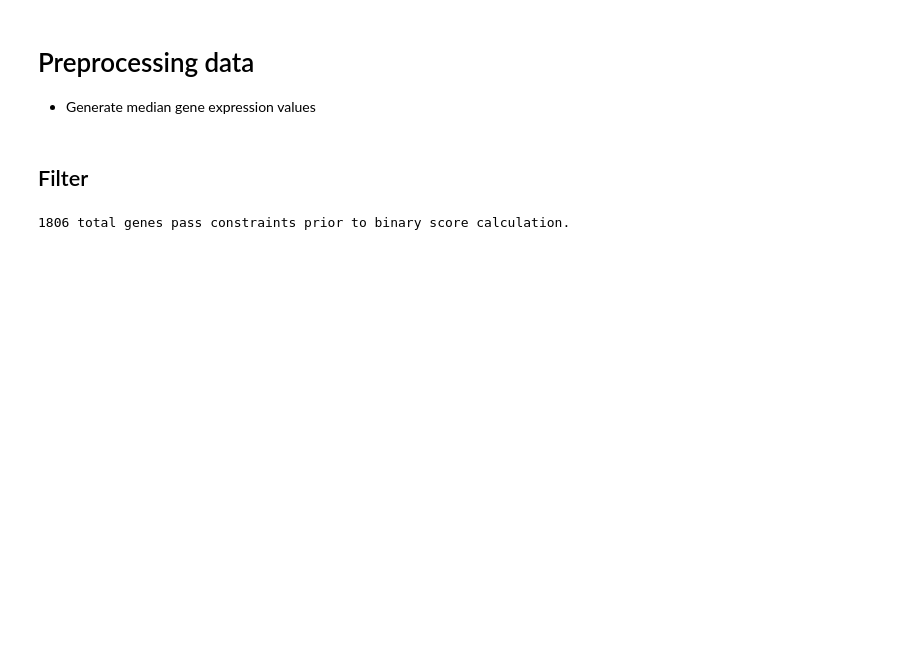
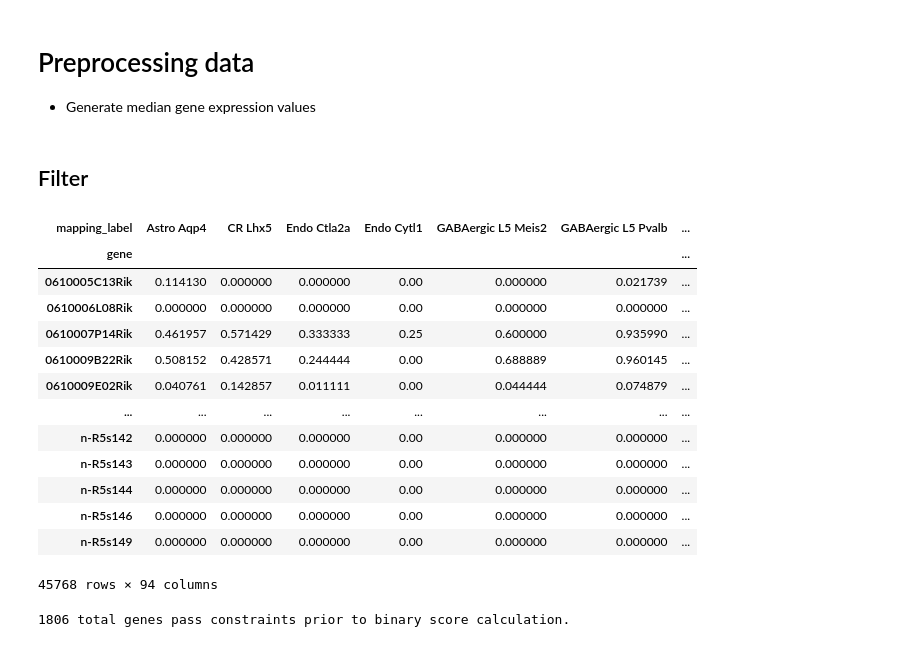
Before and after one commit to AllenNeuralDynamics/mfishtoolspy, a Jupyter notebook: notebooks/demo.ipynb, the cells around one changed output. Drawn from its saved outputs; the diff is of its cells as text; code cells hidden in the pictures; blank space fills up the shorter version.

```diff
--- a/notebooks/demo.ipynb
+++ b/notebooks/demo.ipynb
@@ -284,6 +284,23 @@ assert np.all(tpm_prop_expr_mapping.index.values == tpm_log2.index.values)
 assert np.all(tpm_prop_expr_group.index.values == tpm_log2.index.values)
 # %% [markdown]
 ## Filter
+# %%
+tpm_prop_expr_mapping
+# %% [output]
+| mapping_label | Astro Aqp4 | CR Lhx5 | Endo Ctla2a | Endo Cytl1 | GABAergic L5 Meis2 | GABAergic L5 Pvalb | ... |
+| gene |  |  |  |  |  |  | ... |
+| 0610005C13Rik | 0.114130 | 0.000000 | 0.000000 | 0.00 | 0.000000 | 0.021739 | ... |
+| 0610006L08Rik | 0.000000 | 0.000000 | 0.000000 | 0.00 | 0.000000 | 0.000000 | ... |
+| 0610007P14Rik | 0.461957 | 0.571429 | 0.333333 | 0.25 | 0.600000 | 0.935990 | ... |
+| 0610009B22Rik | 0.508152 | 0.428571 | 0.244444 | 0.00 | 0.688889 | 0.960145 | ... |
+| 0610009E02Rik | 0.040761 | 0.142857 | 0.011111 | 0.00 | 0.044444 | 0.074879 | ... |
+| ... | ... | ... | ... | ... | ... | ... | ... |
+| n-R5s142 | 0.000000 | 0.000000 | 0.000000 | 0.00 | 0.000000 | 0.000000 | ... |
+| n-R5s143 | 0.000000 | 0.000000 | 0.000000 | 0.00 | 0.000000 | 0.000000 | ... |
+| n-R5s144 | 0.000000 | 0.000000 | 0.000000 | 0.00 | 0.000000 | 0.000000 | ... |
+| n-R5s146 | 0.000000 | 0.000000 | 0.000000 | 0.00 | 0.000000 | 0.000000 | ... |
+| n-R5s149 | 0.000000 | 0.000000 | 0.000000 | 0.00 | 0.000000 | 0.000000 | ... |
+45768 rows × 94 columns
 # %%
 tpm_summary_data = 2**tpm_median_per_mapping - 1
 run_genes, keep_genes, top_beta, filtered_out_genes= \
```
Also changed, not shown: parts of 1 cell of this notebook, 1 other file.
